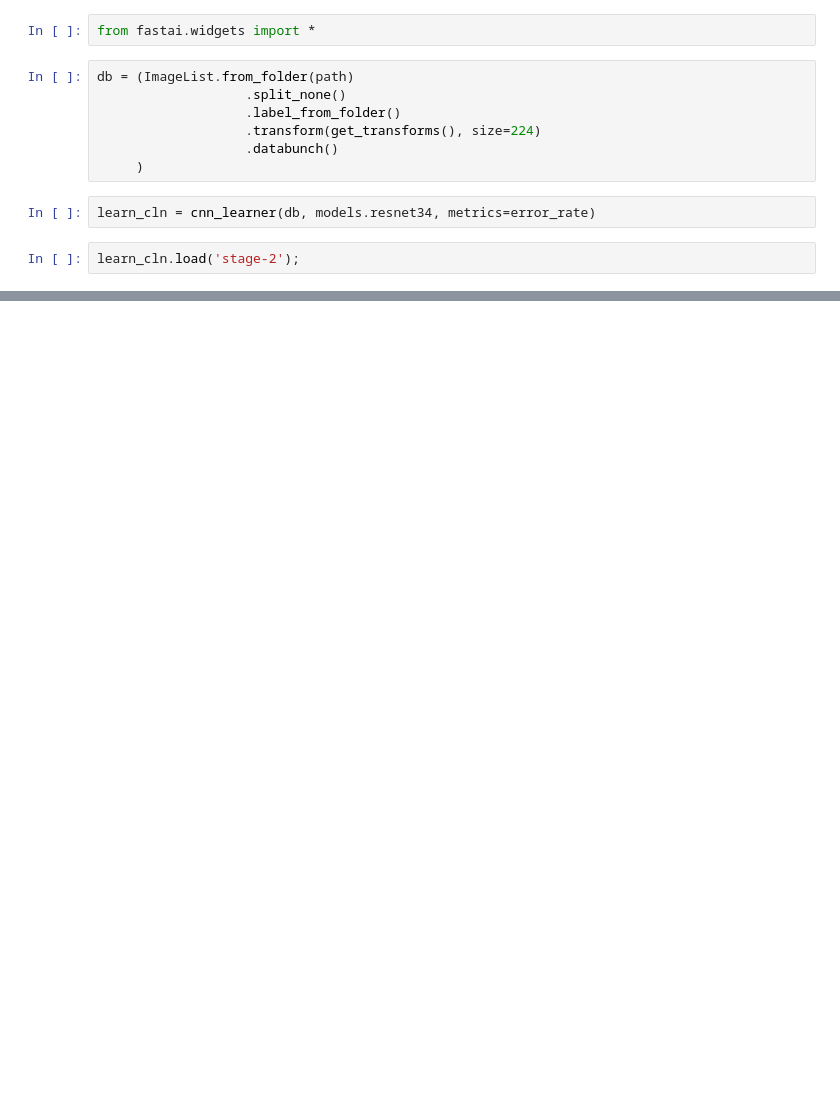
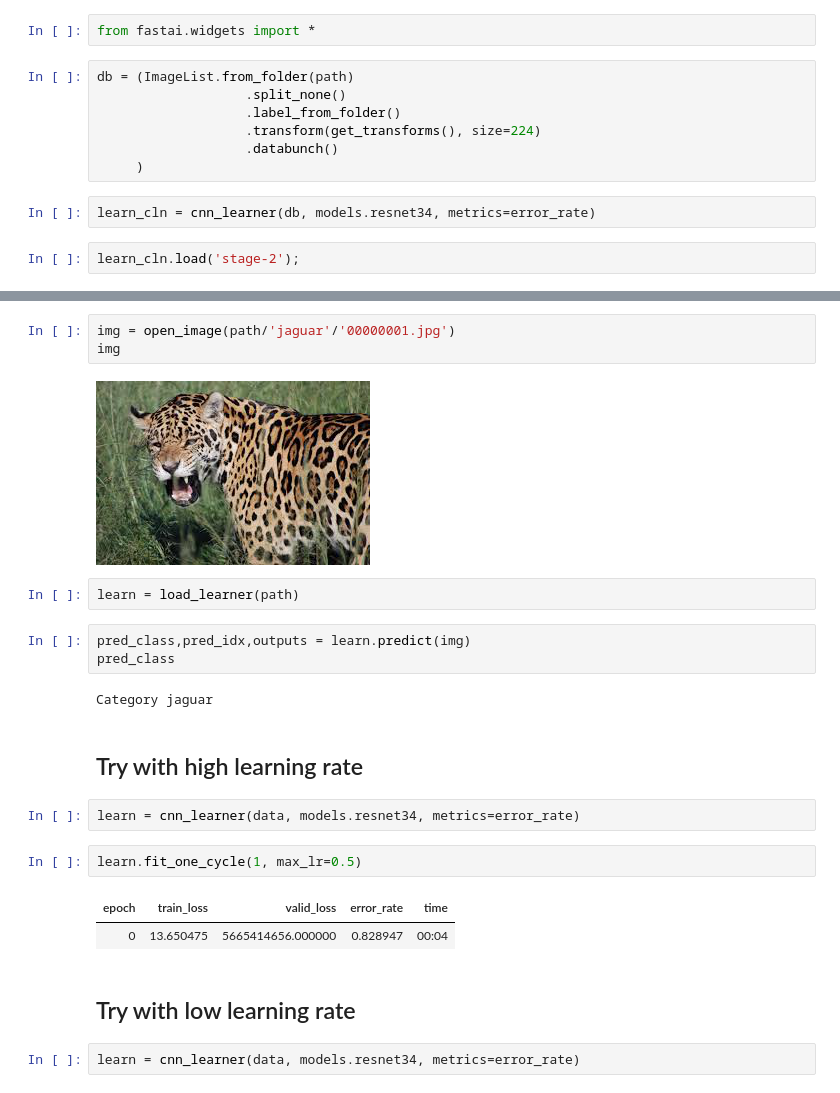
Before and after one commit to shreyus3003/Deep_Learning, a Jupyter notebook: fastai_ls2_as1.ipynb, the cells around one changed output, grey strips where cells are left out. Drawn from its saved outputs; the diff is of its cells as text; blank space fills up the shorter version.

```diff
--- a/fastai_ls2_as1.ipynb
+++ b/fastai_ls2_as1.ipynb
@@ -101,0 +121,25 @@ ds, idxs = DatasetFormatter().from_toplosses(learn_cln)
+# %%
+img = open_image(path/'jaguar'/'00000001.jpg')
+img
+# %% [output]
+[figure, added]
+# %%
+learn = load_learner(path)
+# %%
+pred_class,pred_idx,outputs = learn.predict(img)
+pred_class
+# %% [output]
+Category jaguar
+# %% [markdown]
+## Try with high learning rate
+# %%
+learn = cnn_learner(data, models.resnet34, metrics=error_rate)
+# %%
+learn.fit_one_cycle(1, max_lr=0.5)
+# %% [output]
+| epoch | train_loss | valid_loss | error_rate | time |
+| 0 | 13.650475 | 5665414656.000000 | 0.828947 | 00:04 |
+# %% [markdown]
+## Try with low learning rate
+# %%
+learn = cnn_learner(data, models.resnet34, metrics=error_rate)
```
Also changed, not shown: parts of 20 cells of this notebook.
